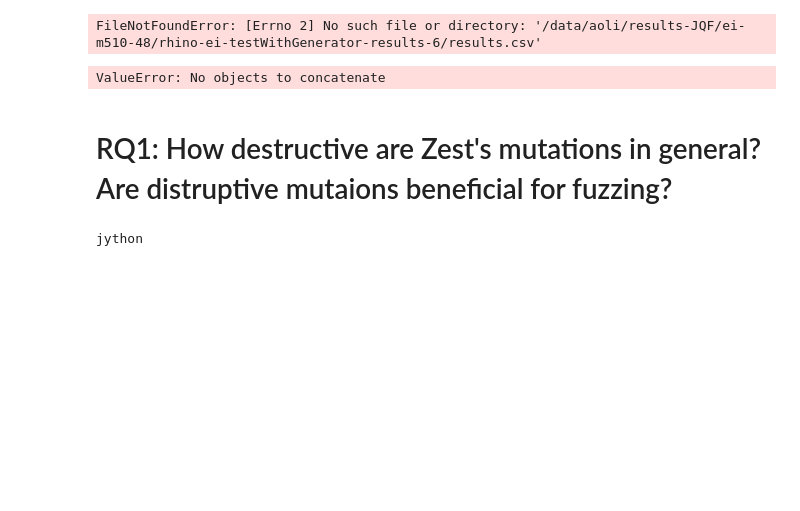
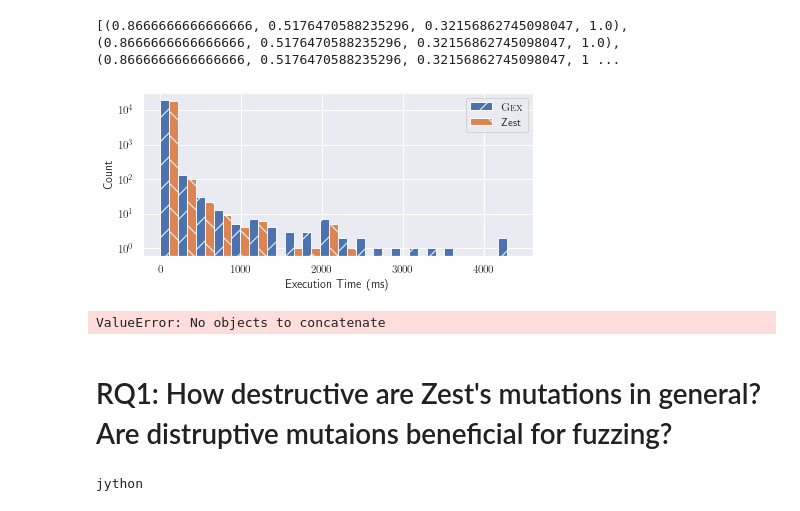
Before and after one commit to aoli-al/JQF-ei, a Jupyter notebook: scripts/experiments/ei/paper_figs.ipynb, the cells around one changed output. Drawn from its saved outputs; the diff is of its cells as text; code cells hidden in the pictures; blank space fills up the shorter version.

```diff
--- a/scripts/experiments/ei/paper_figs.ipynb
+++ b/scripts/experiments/ei/paper_figs.ipynb
@@ -75,9 +76,14 @@ A12: 0.5577777777777778
-# %%
-from process_data import generate_corpus_exec_time, generate_perf_graph
-
-generate_perf_graph(data_dirs, algorithms, output_dir, "exec_time")
-# %% [output]
-FileNotFoundError: [Errno 2] No such file or directory: '/data/aoli/results-JQF/ei-m510-48/rhino-ei-testWithGenerator-results-6/results.csv'
+# %%
+from process_data import generate_corpus_exec_time, generate_perf_graph
+
+data_dirs = [
+    os.path.join(os.path.expanduser("~"), "/data/aoli/results-JQF/ei-d430-rep1"),
+]
+output_dir = os.path.join(os.path.expanduser("~"), data_dirs[0], "fig")
+generate_perf_graph(data_dirs, ['zest-testWithGenerator', "ei-no-havoc-testWithGenerator"], output_dir, "exec_time")
+# %% [output]
+[(0.8666666666666666, 0.5176470588235296, 0.32156862745098047, 1.0), (0.8666666666666666, 0.5176470588235296, 0.32156862745098047, 1.0), (0.8666666666666666, 0.5176470588235296, 0.32156862745098047, 1 ...
+[figure, added]
 # %%
 
 from process_data import generate_corpus_exec_time, generate_perf_graph
```
Also changed, not shown: parts of 3 cells of this notebook, 5 other files.
